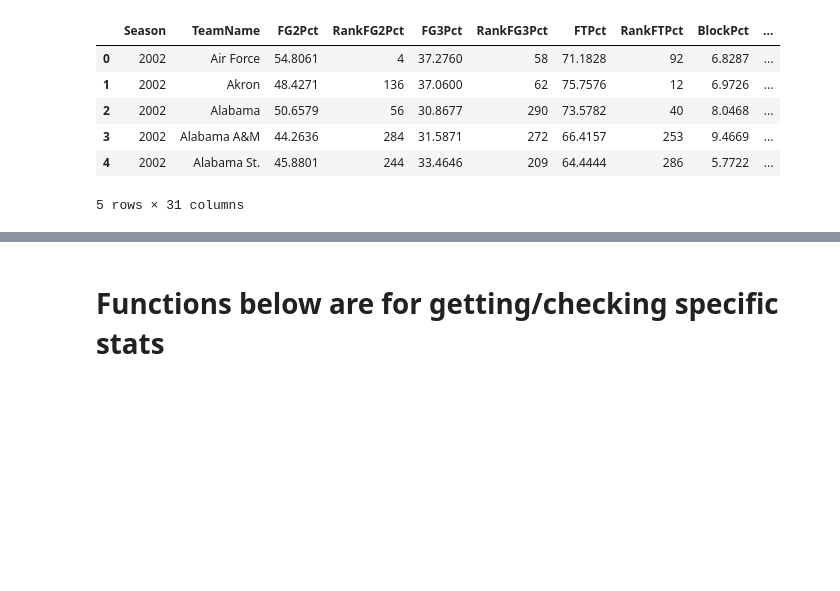
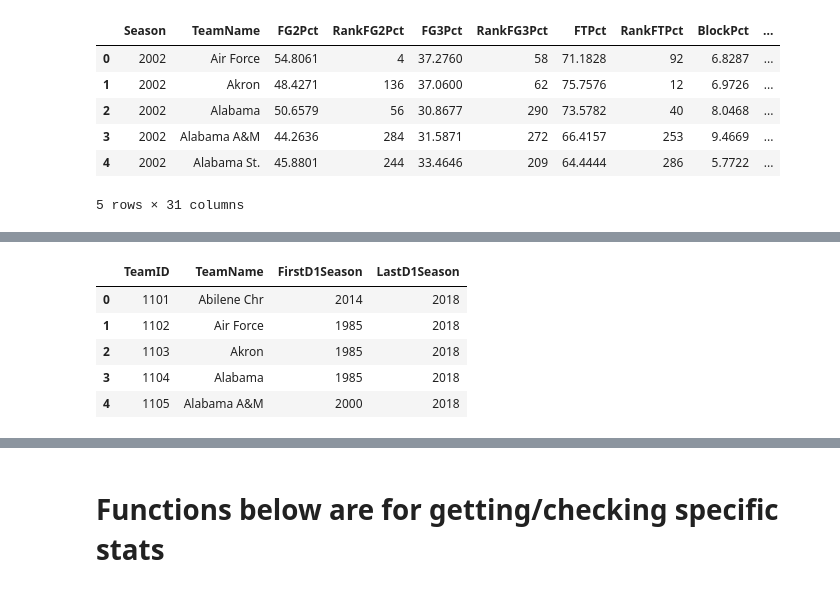
Before and after one commit to DShau22/March_Madness, a Jupyter notebook: MarchMadness.ipynb, the cells around one changed output, grey strips where cells are left out. Saved outputs shown, nothing was run; the diff lists cells and outputs as text; code cells hidden in the pictures; blank space fills up the shorter version.

```diff
--- a/MarchMadness.ipynb
+++ b/MarchMadness.ipynb
@@ -131,0 +174,11 @@ kenpom_pd.head()
+# %%
+teams_pd = pd.read_csv(os.path.join(kaggle_dir,'teams.csv'))
+teamList = teams_pd['TeamName'].tolist()
+teams_pd.head()
+# %% [output]
+|  | TeamID | TeamName | FirstD1Season | LastD1Season |
+| 0 | 1101 | Abilene Chr | 2014 | 2018 |
+| 1 | 1102 | Air Force | 1985 | 2018 |
+| 2 | 1103 | Akron | 1985 | 2018 |
+| 3 | 1104 | Alabama | 1985 | 2018 |
+| 4 | 1105 | Alabama A&M | 2000 | 2018 |
```
Also changed, not shown: parts of 15 cells of this notebook, 2 other files.
